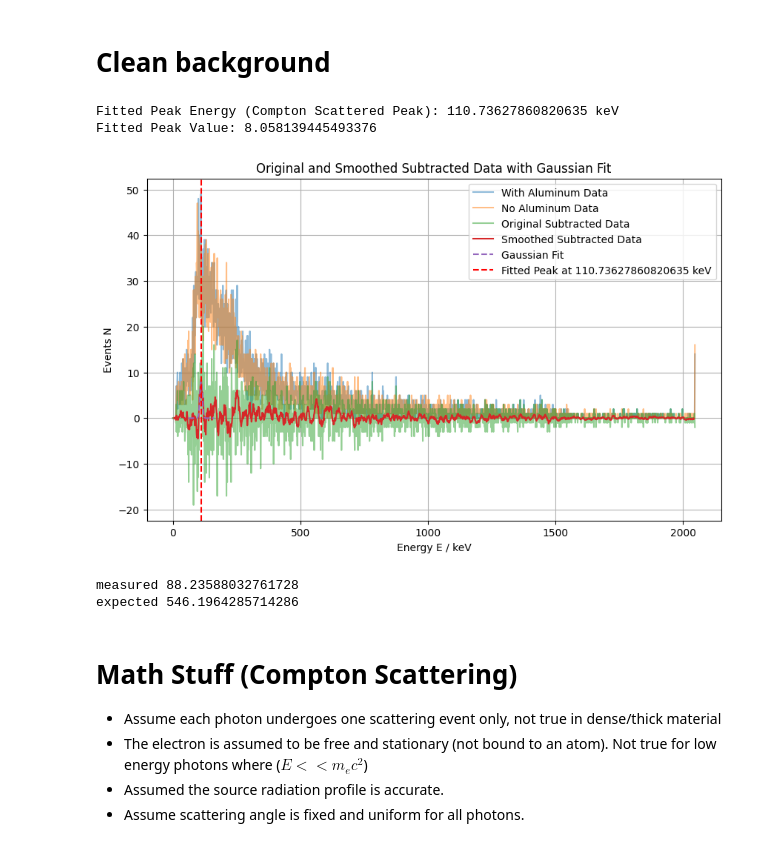
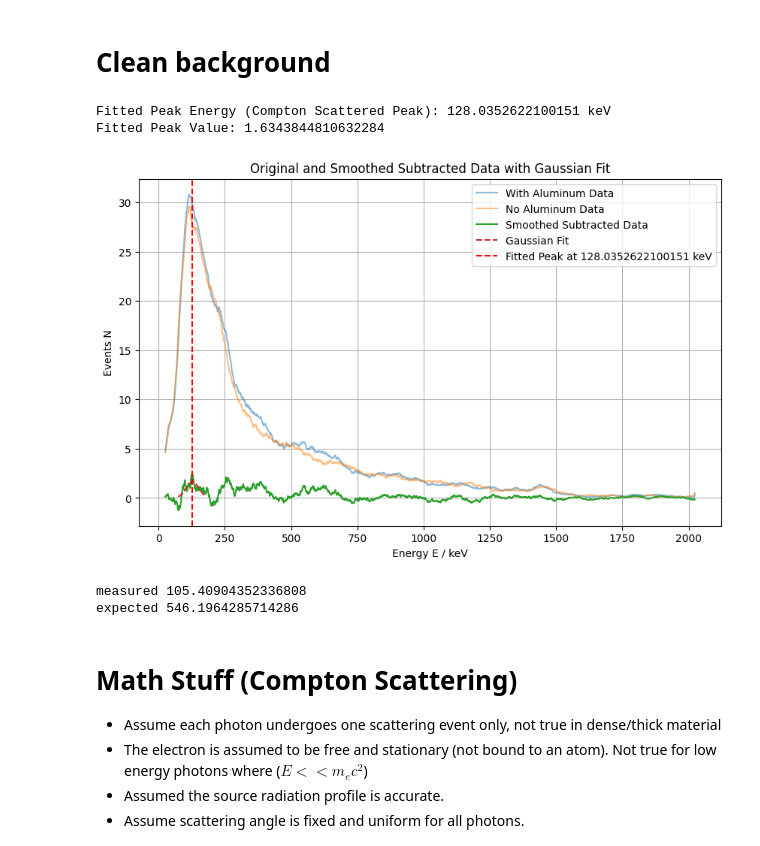
Before and after one commit to WeepsDanky/E1-Compton-Effect, a Jupyter notebook: untitled.ipynb, the cells around one changed output. Cells and saved outputs as stored; diff of their text form; code cells hidden in the pictures.

```diff
--- a/untitled.ipynb
+++ b/untitled.ipynb
@@ -258,9 +258,11 @@ M_E_C2 = 511  # keV (electron rest mass energy)
 # Dictionary of common photon sources with their primary photon energy in keV
 PHOTON_ENERGIES = {
     "cs137": 661.7,  # Cs-137 gamma-ray source
-    "co60": 1173.2,  # Co-60 gamma-ray source
+    "co60-2": 1332.5,  # Co-60 gamma-ray source
+    "co60-1": 1173.2,  # Co-60 gamma-ray source
     "na22": 1274.5,  # Na-22 gamma-ray source
     "co57": 122.0,   # Co-57 gamma-ray source
+    "am241": 59.5     # Am-241 gamma-ray source
 }
 
 def compton_energy_for_source(source, angle_deg):
@@ -303,12 +305,14 @@ from scipy.optimize import curve_fit
 import numpy as np
 
 # Read the CSV files into DataFrames
-# with_al_data = pd.read_csv('data/experiment/1129/co60-sspht034-2048bin-600s-2gain-60degree-with-aluminium.csv')
-# no_al_data = pd.read_csv('data/experiment/1129/co60-sspht034-2048bin-600s-2gain-60degree-no-aluminium.csv')
+with_al_data = pd.read_csv('data/experiment/1129/co60-sspht034-2048bin-600s-2gain-60degree-with-aluminium.csv')
+no_al_data = pd.read_csv('data/experiment/1129/co60-sspht034-2048bin-600s-2gain-60degree-no-aluminium.csv')
 # with_al_data = pd.read_csv('data/experiment/1129/cs137-sspht022-2048bin-600s-2gain-60degree-with-al.csv')
 # no_al_data = pd.read_csv('data/experiment/1129/cs137-sspht022-2048bin-600s-2gain-60degree-no-al.csv')
-with_al_data = pd.read_csv('data/experiment/1128/cs137-sspht022-2048bin-100s-2gain-45degree-with-shielding.csv')
-no_al_data = pd.read_csv('data/experiment/1128/cs137-sspht022-2048bin-100s-2gain-45degree-no-aluminium-with-shielding.csv')
+# with_al_data = pd.read_csv('data/experiment/1128/cs137-sspht022-2048bin-100s-2gain-45degree-with-shielding.csv')
+# no_al_data = pd.read_csv('data/experiment/1128/cs137-sspht022-2048bin-100s-2gain-45degree-no-aluminium-with-shielding.csv')
+# with_al_data = pd.read_csv('data/experiment/1203/am241-sspht002-2048bin-600s-2gain-30degree-with-al.csv')
+# no_al_data = pd.read_csv('data/experiment/1203/am241-sspht002-2048bin-600s-2gain-30degree-no-al.csv')
 
 # Ensure the data is aligned by the same 'Energy E / keV' column
 with_al_data = with_al_data.sort_values(by='Energy E / keV').reset_index(drop=True)
@@ -319,8 +323,10 @@ subtracted_data = with_al_data.copy()
 subtracted_data['Events N'] = with_al_data['Events N'] - no_al_data['Events N']
 
 # Apply rolling mean to smooth the data
-window_size = 10  # Adjust the window size for smoothing
+window_size = 50  # Adjust the window size for smoothing
 subtracted_data['Smoothed Events N'] = subtracted_data['Events N'].rolling(window=window_size, center=True).mean()
+with_al_data['Smoothed Events N'] = with_al_data['Events N'].rolling(window=window_size, center=True).mean()
+no_al_data['Smoothed Events N'] = no_al_data['Events N'].rolling(window=window_size, center=True).mean()
 
 # Identify the peak of the smoothed data
 peak_index = subtracted_data['Smoothed Events N'].idxmax()
@@ -339,40 +345,40 @@ def gaussian(x, a, x0, sigma):
 # Fit a Gaussian to the peak
 x_data = subtracted_data_peak['Energy E / keV']
 y_data = subtracted_data_peak['Smoothed Events N']
 initial_guess = [peak_value, peak_energy, 1]  # Initial guess for the parameters
 popt, _ = curve_fit(gaussian, x_data, y_data, p0=initial_guess, maxfev=10000)
 
 # Extract the fitted parameters
 a, x0, sigma = popt
 fitted_peak_value = a
 fitted_peak_energy = x0
 
 print(f"Fitted Peak Energy (Compton Scattered Peak): {fitted_peak_energy} keV")
 print(f"Fitted Peak Value: {fitted_peak_value}")
 
 # Plot the original graph and smoothed subtracted plot
 plt.figure(figsize=(10, 6))
-plt.plot(with_al_data['Energy E / keV'], with_al_data['Events N'], label='With Aluminum Data', alpha=0.5)
-plt.plot(no_al_data['Energy E / keV'], no_al_data['Events N'], label='No Aluminum Data', alpha=0.5)
-plt.plot(subtracted_data['Energy E / keV'], subtracted_data['Events N'], label='Original Subtracted Data', alpha=0.5)
+plt.plot(with_al_data['Energy E / keV'], with_al_data['Smoothed Events N'], label='With Aluminum Data', alpha=0.5)
+plt.plot(no_al_data['Energy E / keV'], no_al_data['Smoothed Events N'], label='No Aluminum Data', alpha=0.5)
+# plt.plot(subtracted_data['Energy E / keV'], subtracted_data['Events N'], label='Original Subtracted Data', alpha=0.5)
 plt.plot(subtracted_data['Energy E / keV'], subtracted_data['Smoothed Events N'], label='Smoothed Subtracted Data')
 plt.plot(x_data, gaussian(x_data, *popt), label='Gaussian Fit', linestyle='--')
 plt.axvline(x=fitted_peak_energy, color='r', linestyle='--', label=f'Fitted Peak at {fitted_peak_energy} keV')
 plt.xlabel('Energy E / keV')
 plt.ylabel('Events N')
 plt.title('Original and Smoothed Subtracted Data with Gaussian Fit')
 plt.legend()
 plt.grid(True)
 plt.show()
 
 # Calculate the Compton edge energy
 print('measured', calibrate_energy(fitted_peak_energy))
 print('expected', compton_energy_for_source('co60', 60))
 # %% [output]
-Fitted Peak Energy (Compton Scattered Peak): 110.73627860820635 keV
-Fitted Peak Value: 8.058139445493376
+Fitted Peak Energy (Compton Scattered Peak): 128.0352622100151 keV
+Fitted Peak Value: 1.6343844810632284
-[figure, old version]
+[figure, new version]
-measured 88.23588032761728
+measured 105.40904352336808
 expected 546.1964285714286
 # %% [markdown]
 # Math Stuff (Compton Scattering)
```
Also changed, not shown: 4 other files.
